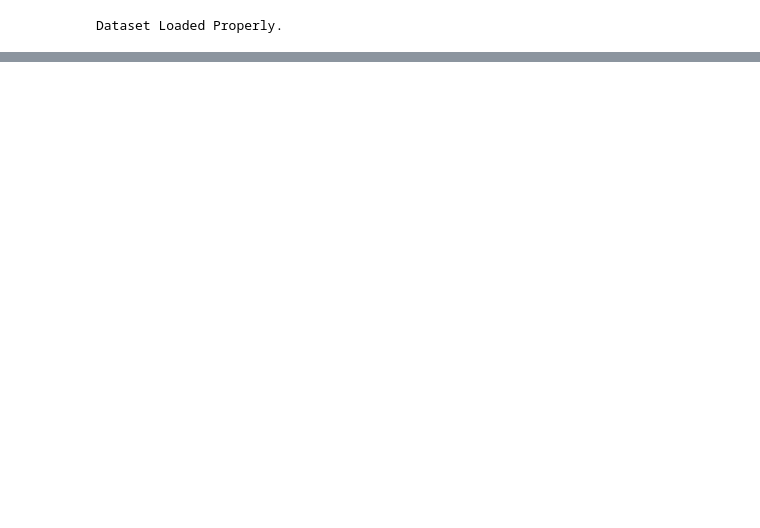
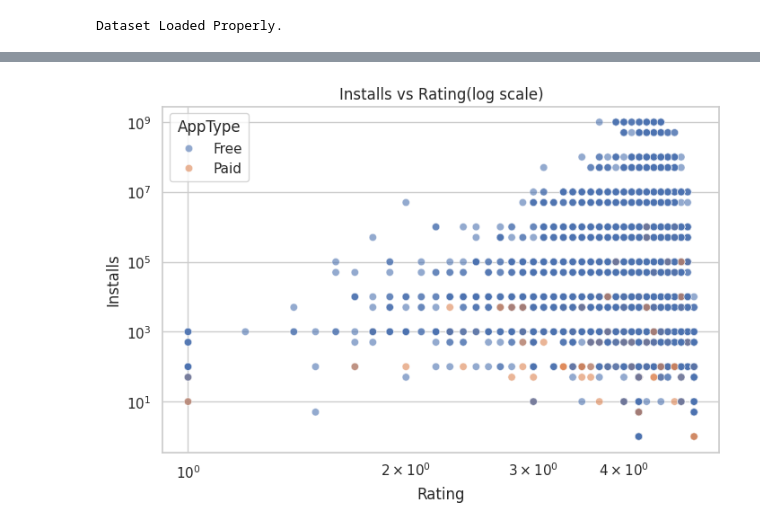
Before and after one commit to 2006priyankasristi/DataAnalyticsBootcamp, a Jupyter notebook: priyanka0.ipynb, the cells around one changed output, grey strips where cells are left out. Cells and saved outputs as stored; diff of their text form; code cells hidden in the pictures; blank space fills up the shorter version.

```diff
--- a/priyanka0.ipynb
+++ b/priyanka0.ipynb
@@ -18,0 +353,12 @@ Dataset Loaded Properly.
+# %%
+plt.figure(figsize=(8,5))
+sns.scatterplot(y='Installs',x='Rating',data=data,alpha=0.6,color='green',hue='Type')
+plt.xscale('log')
+plt.yscale('log')
+plt.title('Installs vs Rating(log scale)')
+plt.xlabel('Rating')
+plt.ylabel('Installs')
+plt.legend(title='AppType')
+plt.show()
+# %% [output]
+[figure, added]
```
Also changed, not shown: parts of 30 cells of this notebook.
